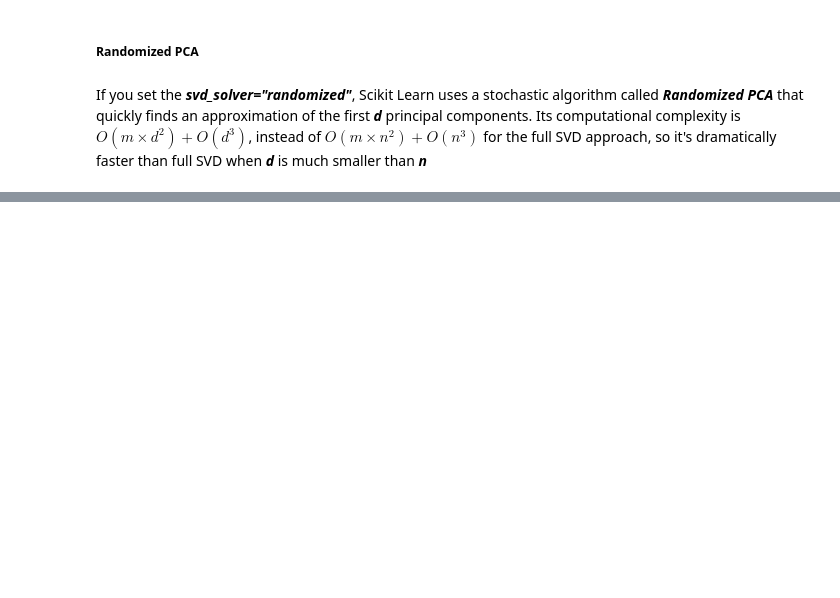
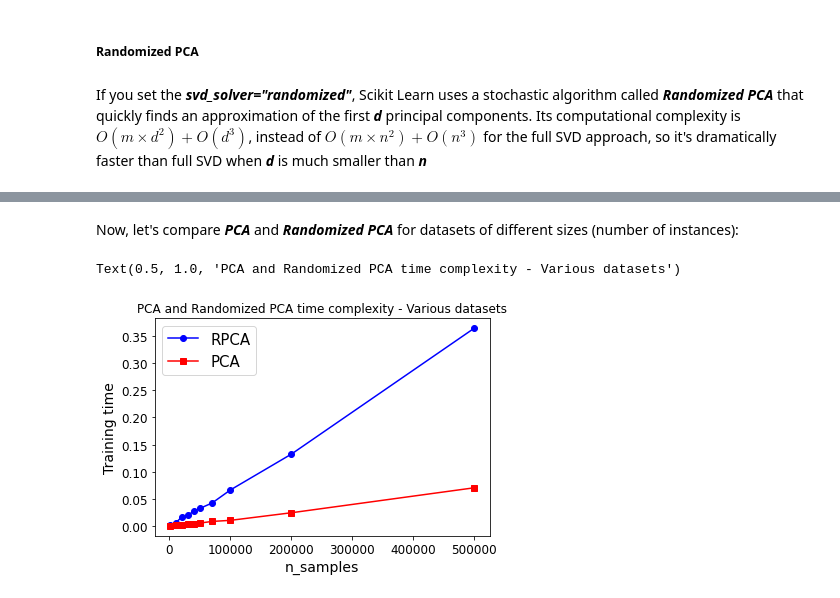
Before and after one commit to MarkJasonE/DimensionalityReduction, a Jupyter notebook: DimensionalityReduction.ipynb, the cells around one changed output, grey strips where cells are left out. Cells and saved outputs as stored; diff of their text form; code cells hidden in the pictures; blank space fills up the shorter version.

```diff
--- a/DimensionalityReduction.ipynb
+++ b/DimensionalityReduction.ipynb
@@ -684,0 +761,16 @@ X_reduced_pca = X_reduced
+# %%
+rnd_pca = PCA(n_components=154, svd_solver="randomized", random_state=42)
+X_reduced = rnd_pca.fit_transform(X_train)
+# %%
+for n_components in (2, 10, 154):
+    print("n_components: ", n_components)
+    regular_pca = PCA(n_components=n_components, svd_solver="full")
+    inc_pca = IncrementalPCA(n_components=n_components, batch_size=500)
+    rnd_pca = PCA(n_components=n_components, svd_solver="randomized",
+                  random_state=42)
+    for name, pca in (("PCA", regular_pca), ("Incremental PCA", inc_pca),
+                      ("Randomized PCA", rnd_pca)):
+        t1 = time.time()
+        pca.fit(X_train)
+        t2 = time.time()
+        print("    {}: {:.1f} seconds".format(name, t2 - t1))
@@ -684,0 +790,29 @@ X_reduced_pca = X_reduced
+# %% [markdown]
+Now, let's compare ***PCA*** and ***Randomized PCA*** for datasets of different sizes (number of instances):
+# %%
+time_rpca = []
+time_pca = []
+sizes = [1000, 10000, 20000, 30000, 40000, 50000, 70000, 100000, 200000, 500000]
+for n_samples in sizes:
+    X = np.random.randn(n_samples, 5)
+    pca = PCA(n_components=2, svd_solver="randomized", random_state=42)
+    t1 = time.time()
+    pca.fit(X)
+    t2 = time.time()
+    time_rpca.append(t2-t1)
+
+    pca = PCA(n_components=2, svd_solver="full")
+    t1 = time.time()
+    pca.fit(X)
+    t2 = time.time()
+    time_pca.append(t2-t1)
+
+plt.plot(sizes, time_rpca, "b-o", label="RPCA")
+plt.plot(sizes, time_pca, "r-s", label="PCA")
+plt.xlabel("n_samples")
+plt.ylabel("Training time")
+plt.legend(loc="upper left", fontsize=15)
+plt.title("PCA and Randomized PCA time complexity - Various datasets")
+# %% [output]
+Text(0.5, 1.0, 'PCA and Randomized PCA time complexity - Various datasets')
+[figure, added]
```
Also changed, not shown: parts of 28 cells of this notebook, 1 other file.
